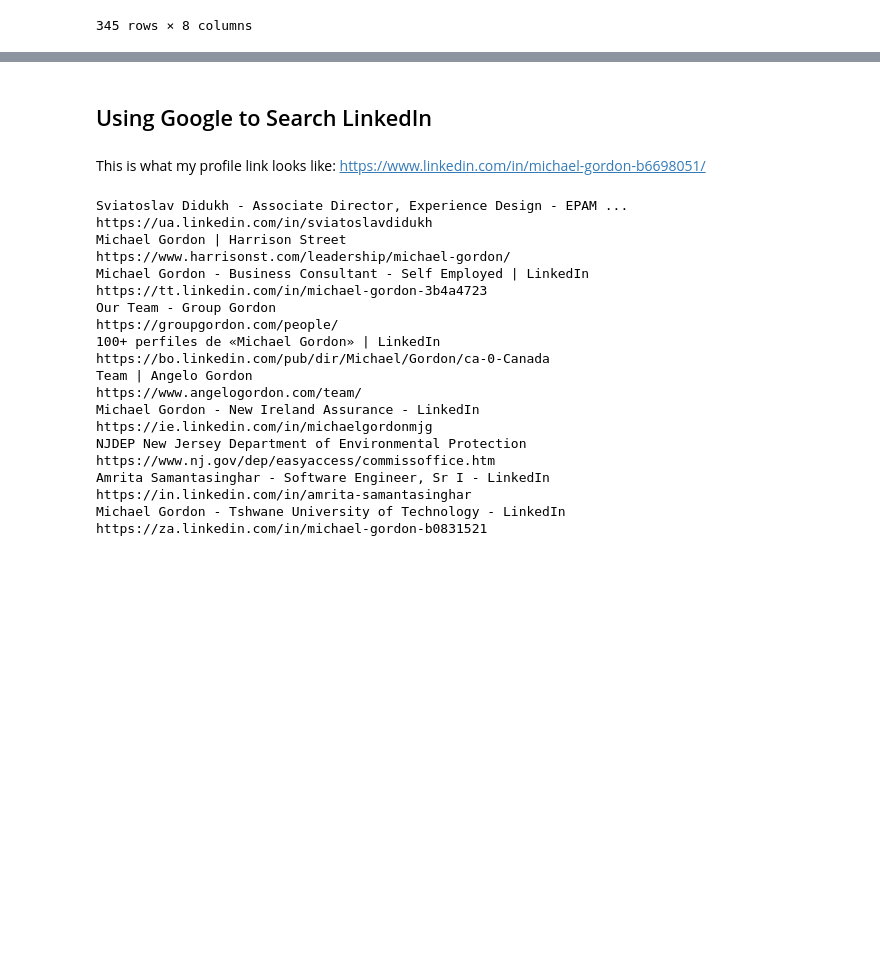
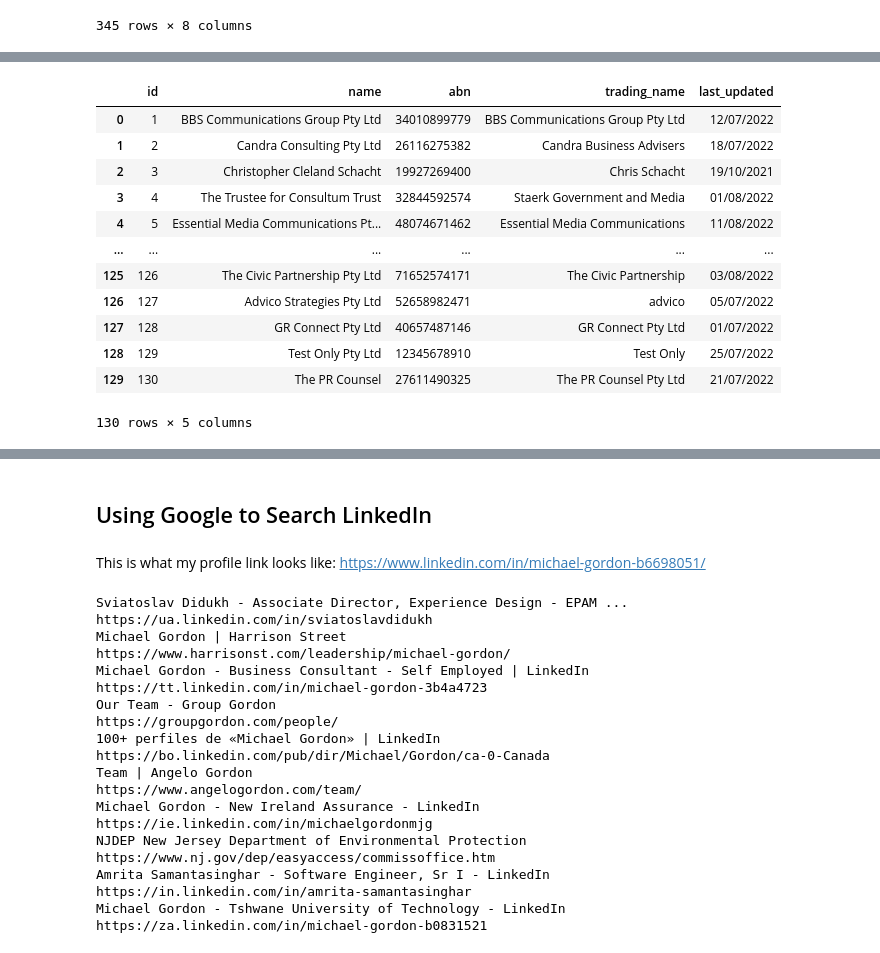
Before and after one commit to sjeruto/ARDC-Project, a Jupyter notebook: notebooks/mg_workbook.ipynb, the cells around one changed output, grey strips where cells are left out. Cells and saved outputs as stored; diff of their text form; code cells hidden in the pictures; blank space fills up the shorter version.

```diff
--- a/notebooks/mg_workbook.ipynb
+++ b/notebooks/mg_workbook.ipynb
@@ -91,0 +92,16 @@ pd.read_sql_query("select * from lobbyist_nsw_owner", cnx)
+# %%
+pd.read_sql_query("select * from lobbyist_qld", cnx)
+# %% [output]
+|  | id | name | abn | trading_name | last_updated |
+| 0 | 1 | BBS Communications Group Pty Ltd | 34010899779 | BBS Communications Group Pty Ltd | 12/07/2022 |
+| 1 | 2 | Candra Consulting Pty Ltd | 26116275382 | Candra Business Advisers | 18/07/2022 |
+| 2 | 3 | Christopher Cleland Schacht | 19927269400 | Chris Schacht | 19/10/2021 |
+| 3 | 4 | The Trustee for Consultum Trust | 32844592574 | Staerk Government and Media | 01/08/2022 |
+| 4 | 5 | Essential Media Communications Pt... | 48074671462 | Essential Media Communications | 11/08/2022 |
+| ... | ... | ... | ... | ... | ... |
+| 125 | 126 | The Civic Partnership Pty Ltd | 71652574171 | The Civic Partnership | 03/08/2022 |
+| 126 | 127 | Advico Strategies Pty Ltd | 52658982471 | advico | 05/07/2022 |
+| 127 | 128 | GR Connect Pty Ltd | 40657487146 | GR Connect Pty Ltd | 01/07/2022 |
+| 128 | 129 | Test Only Pty Ltd | 12345678910 | Test Only | 25/07/2022 |
+| 129 | 130 | The PR Counsel | 27611490325 | The PR Counsel Pty Ltd | 21/07/2022 |
+130 rows × 5 columns
```
Also changed, not shown: parts of 7 cells of this notebook, 3 other files.
